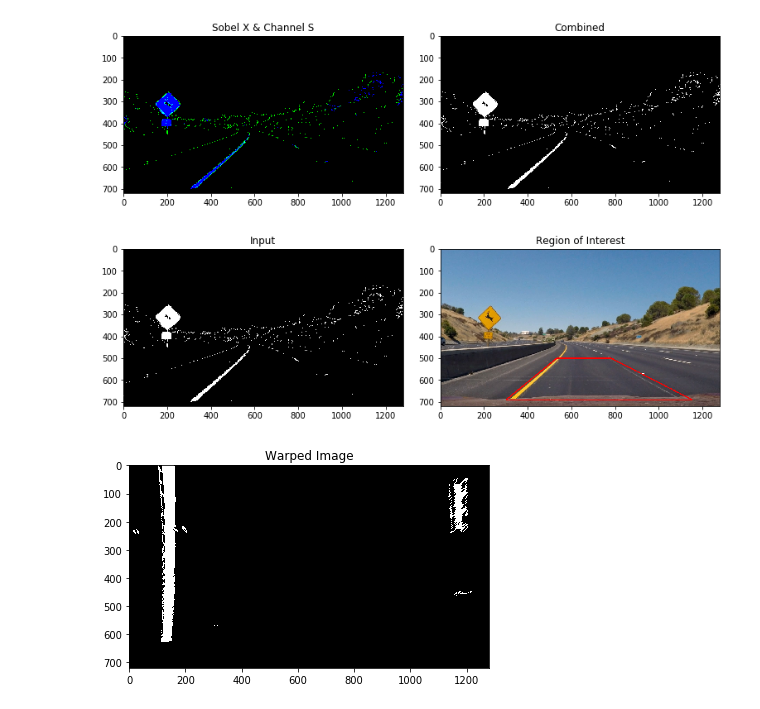
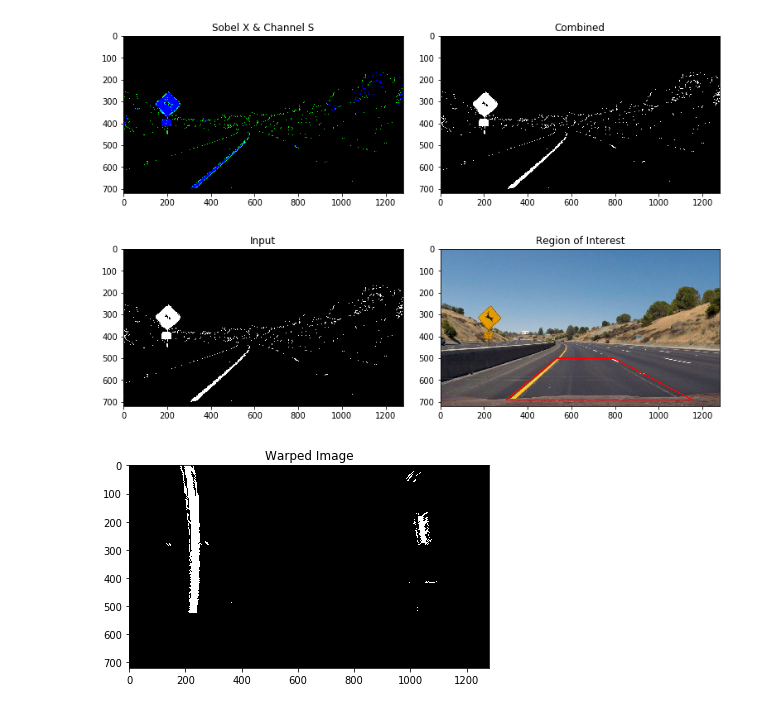
Before and after one commit to adreena/carnd-adv-lane-lines, a Jupyter notebook: project4.ipynb, the cells around one changed output. Saved outputs shown, nothing was run; the diff lists cells and outputs as text; code cells hidden in the pictures.

```diff
--- a/project4.ipynb
+++ b/project4.ipynb
@@ -180,19 +182,19 @@ def display_region(original_img , gray_img, src_vertices):
 # %%
 # test region & warp
 test_img = mpimage.imread('test_images/test2.jpg')
 img_size = [combined_binary.shape[0],combined_binary.shape[1]]
-src_vertices =[[530,500],[780,500],[1150,690],[300,690]]
+src_vertices =[[530,500],[790,500],[1150,690],[300,690]]
 
-offset = 100
+offset = 200
 dst_vertices = [[offset,offset],[img_size[1]-offset,offset],[img_size[1]-offset,img_size[0]-offset],[offset,img_size[0]-offset]]
 
 img_region = display_region(test_img,combined_binary,src_vertices)
 warped_img, M = get_perspective_transformation(combined_binary,src_vertices,dst_vertices)
 side2side_plotter([[combined_binary,'Input'],[img_region,'Region of Interest']])
 side2side_plotter([[warped_img,'Warped Image']])
 # %% [output]
 [figure]
-[figure, old version]
+[figure, new version]
 # %%
 # step 5
 # histogram | convolve
```
Also changed, not shown: parts of 16 cells of this notebook, 19 other files.
